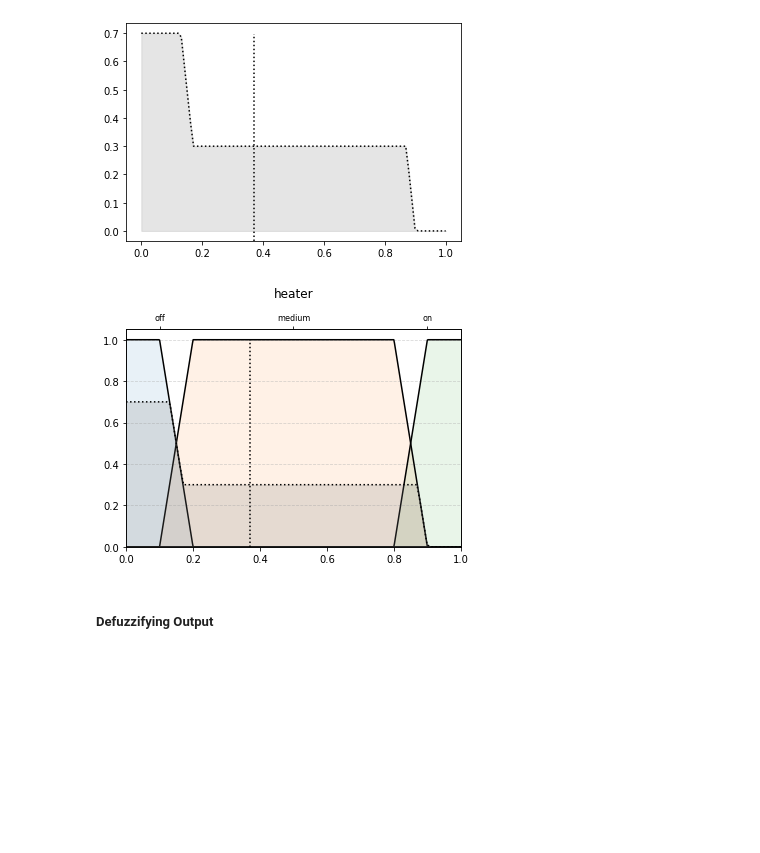
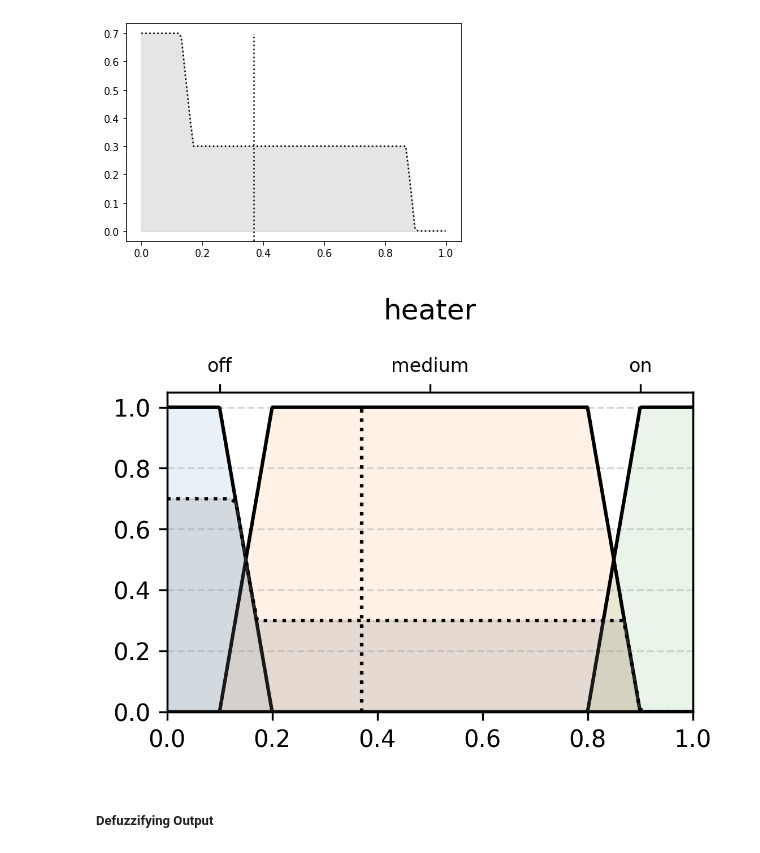
Before and after one commit to ericzander/hotfis, a Jupyter notebook: notebooks/mamdani.ipynb, the cells around one changed output. Saved outputs shown, nothing was run; the diff lists cells and outputs as text; code cells hidden in the pictures; blank space fills up the shorter version.

Commit message:
Created notebooks and updated docs
Added an iris classification example and updated documentation heavily. Also resized documentation visualizations to reduce blurriness

```diff
--- a/notebooks/mamdani.ipynb
+++ b/notebooks/mamdani.ipynb
@@ -99,12 +101,13 @@ plt.show()
 [figure]
 # %%
 # Plot both group and output
+plt.figure(figsize=(4, 2.5), dpi=300)
 fis.groupset["heater"].plot()
 fis.plot_mamdani(domain, codomain)
-#plt.savefig("img/mamdani_ex.png", bbox_inches="tight", facecolor="white")
+plt.savefig("img/mamdani_ex.png", bbox_inches="tight", facecolor="white")
 plt.show()
 # %% [output]
-[figure, old version]
+[figure, new version]
 # %% [markdown]
 ##### Defuzzifying Output
 # %%
```
Also changed, not shown: parts of 1 cell of this notebook, 46 other files.
